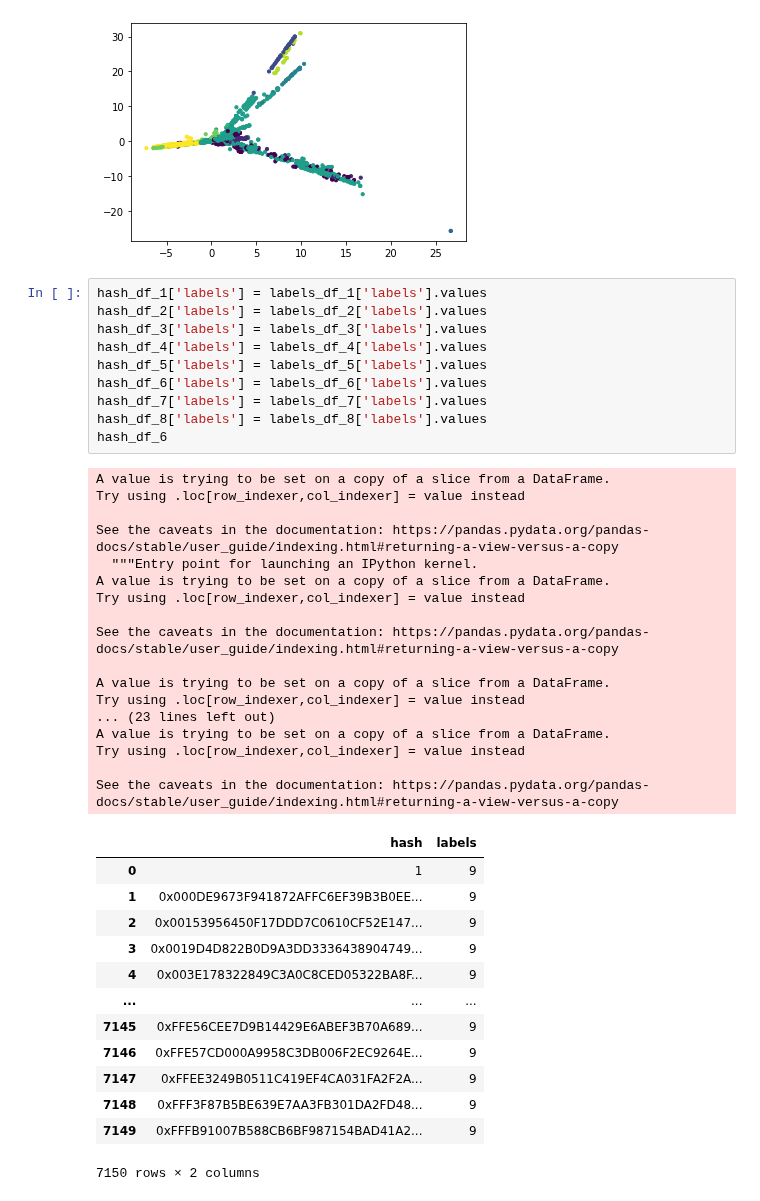
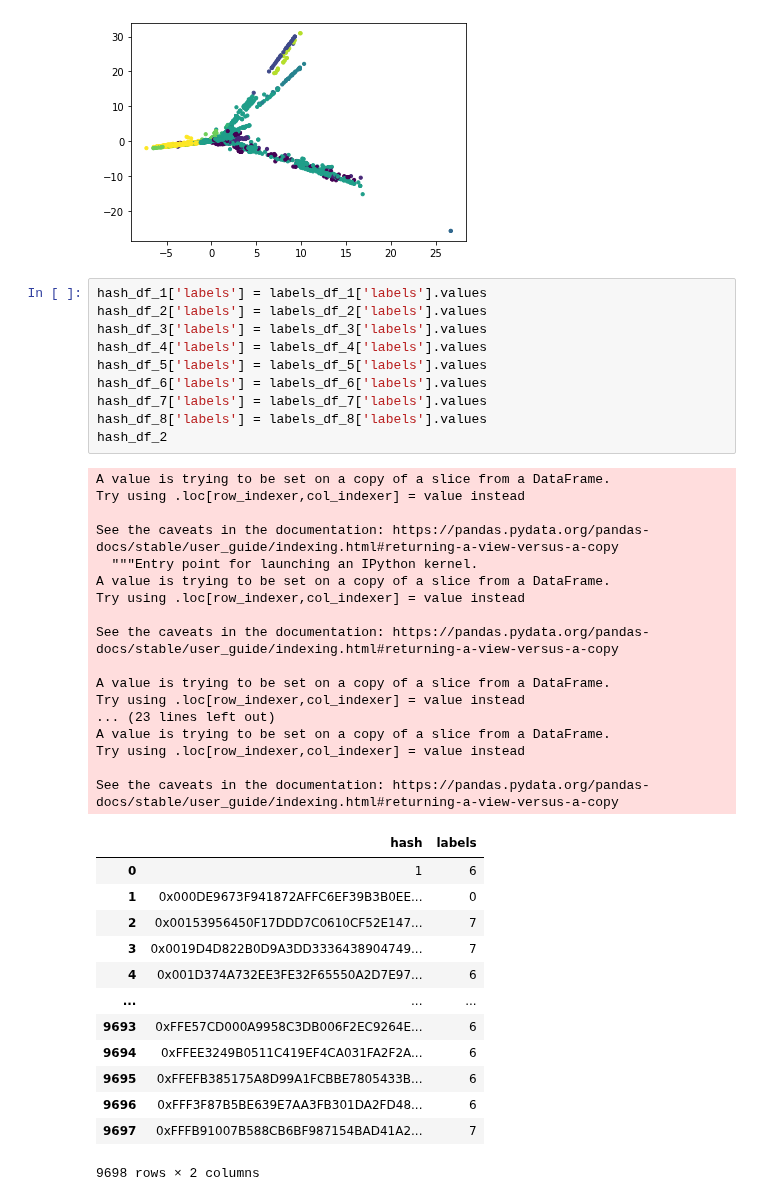
Before and after one commit to Maksimka9/clustering, a Jupyter notebook: main.ipynb, the cells around one changed output. Saved outputs shown, nothing was run; the diff lists cells and outputs as text.

```diff
--- a/main.ipynb
+++ b/main.ipynb
@@ -260,44 +260,44 @@ matplotlib.pyplot.show()
 # %%
 hash_df_1['labels'] = labels_df_1['labels'].values
 hash_df_2['labels'] = labels_df_2['labels'].values
 hash_df_3['labels'] = labels_df_3['labels'].values
 hash_df_4['labels'] = labels_df_4['labels'].values
 hash_df_5['labels'] = labels_df_5['labels'].values
 hash_df_6['labels'] = labels_df_6['labels'].values
 hash_df_7['labels'] = labels_df_7['labels'].values
 hash_df_8['labels'] = labels_df_8['labels'].values
-hash_df_6
+hash_df_2
 # %% [output]
 A value is trying to be set on a copy of a slice from a DataFrame.
 Try using .loc[row_indexer,col_indexer] = value instead
 
 See the caveats in the documentation: https://pandas.pydata.org/pandas-docs/stable/user_guide/indexing.html#returning-a-view-versus-a-copy
   """Entry point for launching an IPython kernel.
 A value is trying to be set on a copy of a slice from a DataFrame.
 Try using .loc[row_indexer,col_indexer] = value instead
 
 See the caveats in the documentation: https://pandas.pydata.org/pandas-docs/stable/user_guide/indexing.html#returning-a-view-versus-a-copy
 
 A value is trying to be set on a copy of a slice from a DataFrame.
 Try using .loc[row_indexer,col_indexer] = value instead
 ... (23 lines left out)
 A value is trying to be set on a copy of a slice from a DataFrame.
 Try using .loc[row_indexer,col_indexer] = value instead
 
 See the caveats in the documentation: https://pandas.pydata.org/pandas-docs/stable/user_guide/indexing.html#returning-a-view-versus-a-copy
 |  | hash | labels |
-| 0 | 1 | 9 |
-| 1 | 0x000DE9673F941872AFFC6EF39B3B0EE... | 9 |
-| 2 | 0x00153956450F17DDD7C0610CF52E147... | 9 |
-| 3 | 0x0019D4D822B0D9A3DD3336438904749... | 9 |
-| 4 | 0x003E178322849C3A0C8CED05322BA8F... | 9 |
+| 0 | 1 | 6 |
+| 1 | 0x000DE9673F941872AFFC6EF39B3B0EE... | 0 |
+| 2 | 0x00153956450F17DDD7C0610CF52E147... | 7 |
+| 3 | 0x0019D4D822B0D9A3DD3336438904749... | 7 |
+| 4 | 0x001D374A732EE3FE32F65550A2D7E97... | 6 |
 | ... | ... | ... |
-| 7145 | 0xFFE56CEE7D9B14429E6ABEF3B70A689... | 9 |
-| 7146 | 0xFFE57CD000A9958C3DB006F2EC9264E... | 9 |
-| 7147 | 0xFFEE3249B0511C419EF4CA031FA2F2A... | 9 |
-| 7148 | 0xFFF3F87B5BE639E7AA3FB301DA2FD48... | 9 |
-| 7149 | 0xFFFB91007B588CB6BF987154BAD41A2... | 9 |
+| 9693 | 0xFFE57CD000A9958C3DB006F2EC9264E... | 6 |
+| 9694 | 0xFFEE3249B0511C419EF4CA031FA2F2A... | 6 |
+| 9695 | 0xFFEFB385175A8D99A1FCBBE7805433B... | 6 |
+| 9696 | 0xFFF3F87B5BE639E7AA3FB301DA2FD48... | 6 |
+| 9697 | 0xFFFB91007B588CB6BF987154BAD41A2... | 7 |
-7150 rows × 2 columns
+9698 rows × 2 columns
 # %%
 compare_labels_df = pd.DataFrame(columns = ['hash', 'label_1_sem', 'label_2_sem'])
 
```
Also changed, not shown: parts of 3 cells of this notebook.
